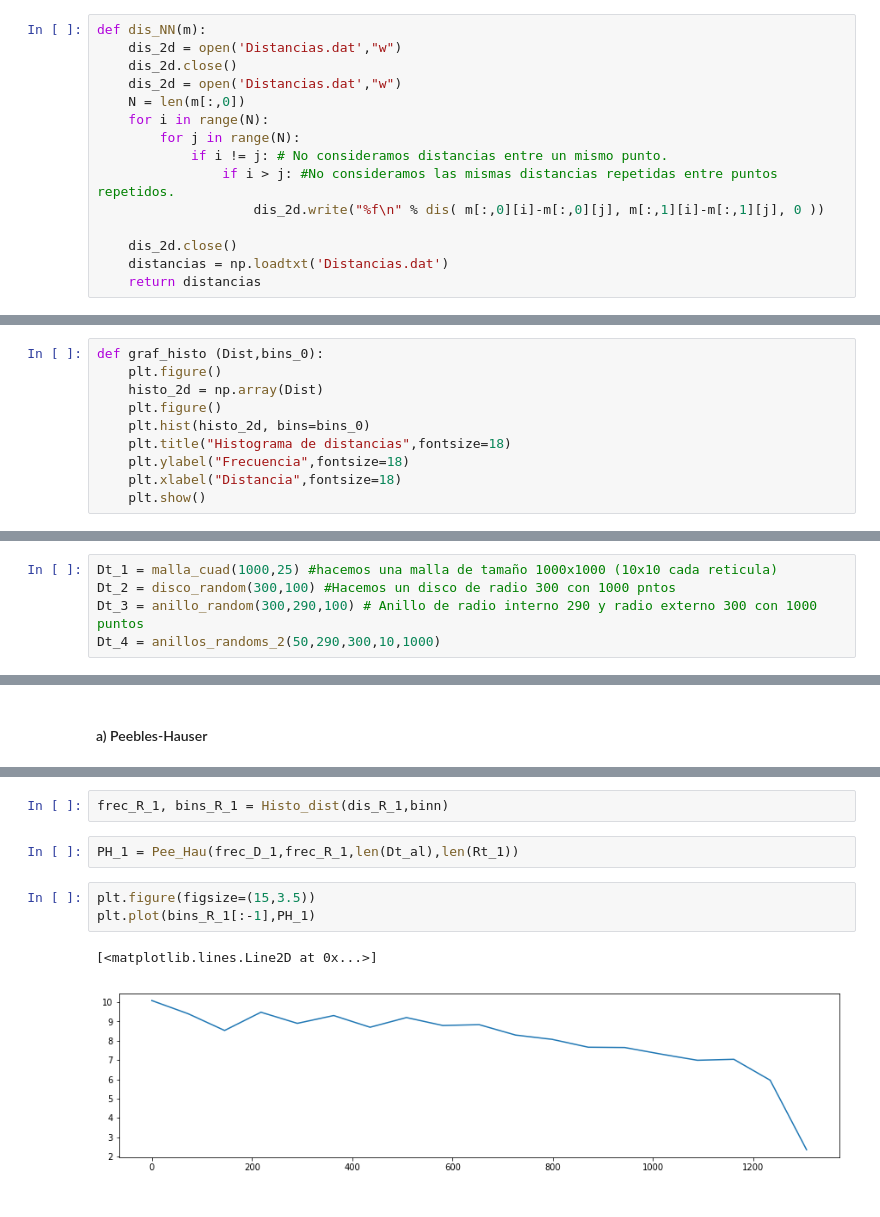
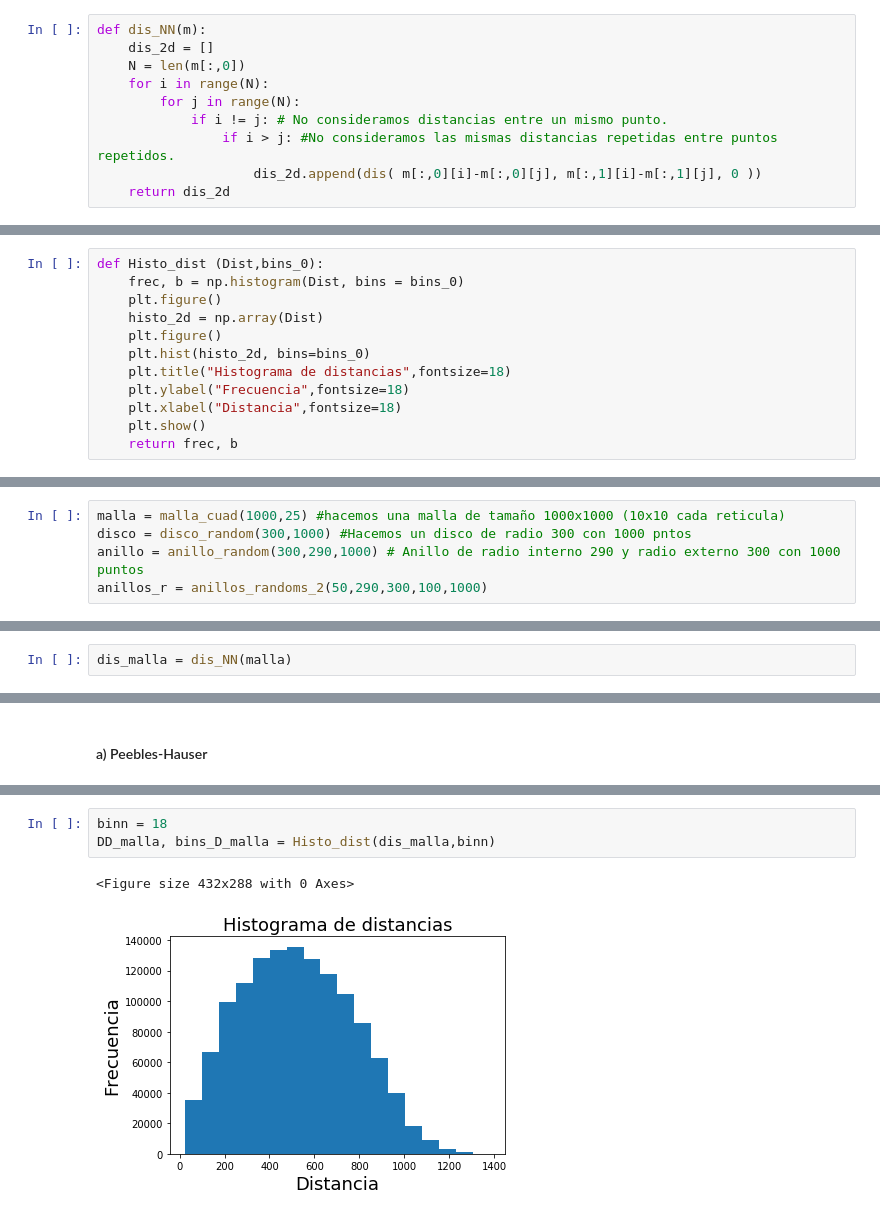
Before and after one commit to CosmoStats/cosmostats2018-Oscar2401, a Jupyter notebook: 2daParte/Ejercicio2/parte_3.ipynb, the cells around one changed output, grey strips where cells are left out. Cells and saved outputs as stored; diff of their text form.

```diff
--- a/2daParte/Ejercicio2/parte_3.ipynb
+++ b/2daParte/Ejercicio2/parte_3.ipynb
@@ -22,16 +22,11 @@ def dis(x,y,z):
     return pow(pow(x,2)+pow(y,2)+pow(z,2),0.5) #teorema de pitagoras
 # %%
 def dis_NN(m):
-    dis_2d = open('Distancias.dat',"w")
-    dis_2d.close()
-    dis_2d = open('Distancias.dat',"w")
+    dis_2d = []
     N = len(m[:,0])
     for i in range(N):
         for j in range(N):
             if i != j: # No consideramos distancias entre un mismo punto.
                 if i > j: #No consideramos las mismas distancias repetidas entre puntos repetidos.
-                    dis_2d.write("%f\n" % dis( m[:,0][i]-m[:,0][j], m[:,1][i]-m[:,1][j], 0 ))
-
-    dis_2d.close()
-    distancias = np.loadtxt('Distancias.dat')
-    return distancias
+                    dis_2d.append(dis( m[:,0][i]-m[:,0][j], m[:,1][i]-m[:,1][j], 0 ))
+    return dis_2d
@@ -38,5 +42,6 @@ def dis_NN(m):
 # %%
-def graf_histo (Dist,bins_0):
+def Histo_dist (Dist,bins_0):
+    frec, b = np.histogram(Dist, bins = bins_0)
     plt.figure()
     histo_2d = np.array(Dist)
     plt.figure()
@@ -45,3 +50,4 @@ def graf_histo (Dist,bins_0):
     plt.ylabel("Frecuencia",fontsize=18)
     plt.xlabel("Distancia",fontsize=18)
     plt.show()
+    return frec, b
@@ -136,8 +141,8 @@ def anillos_randoms_2(num_anillos, rad_in,rad_ext, puntos, tam_caja):
 # %% [markdown]
 Creamos los datos:
 # %%
-Dt_1 = malla_cuad(1000,25) #hacemos una malla de tamaño 1000x1000 (10x10 cada reticula)
-Dt_2 = disco_random(300,100) #Hacemos un disco de radio 300 con 1000 pntos
-Dt_3 = anillo_random(300,290,100) # Anillo de radio interno 290 y radio externo 300 con 1000 puntos
-Dt_4 = anillos_randoms_2(50,290,300,10,1000)
+malla = malla_cuad(1000,25) #hacemos una malla de tamaño 1000x1000 (10x10 cada reticula)
+disco = disco_random(300,1000) #Hacemos un disco de radio 300 con 1000 pntos
+anillo = anillo_random(300,290,1000) # Anillo de radio interno 290 y radio externo 300 con 1000 puntos
+anillos_r = anillos_randoms_2(50,290,300,100,1000)
 # %% [markdown]
@@ -152,0 +150,2 @@ dis_D_4 = dis_NN(Dt_4)
+# %%
+dis_malla = dis_NN(malla)
@@ -199,10 +208,6 @@ graf_histo(dis_D_1,binn)
-# %%
-frec_R_1, bins_R_1 = Histo_dist(dis_R_1,binn)
-# %%
-PH_1 = Pee_Hau(frec_D_1,frec_R_1,len(Dt_al),len(Rt_1))
-# %%
-plt.figure(figsize=(15,3.5))
-plt.plot(bins_R_1[:-1],PH_1)
-# %% [output]
-[<matplotlib.lines.Line2D at 0x...>]
-[figure, removed]
+# %%
+binn = 18
+DD_malla, bins_D_malla = Histo_dist(dis_malla,binn)
+# %% [output]
+<Figure size 432x288 with 0 Axes>
+[figure, added]
```
Also changed, not shown: parts of 49 cells of this notebook, 8 other files.
